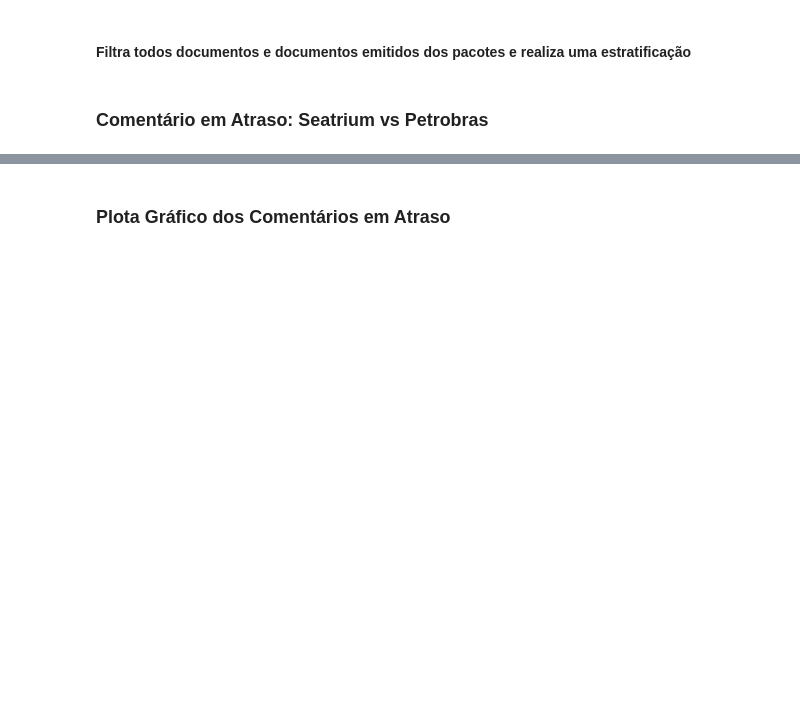
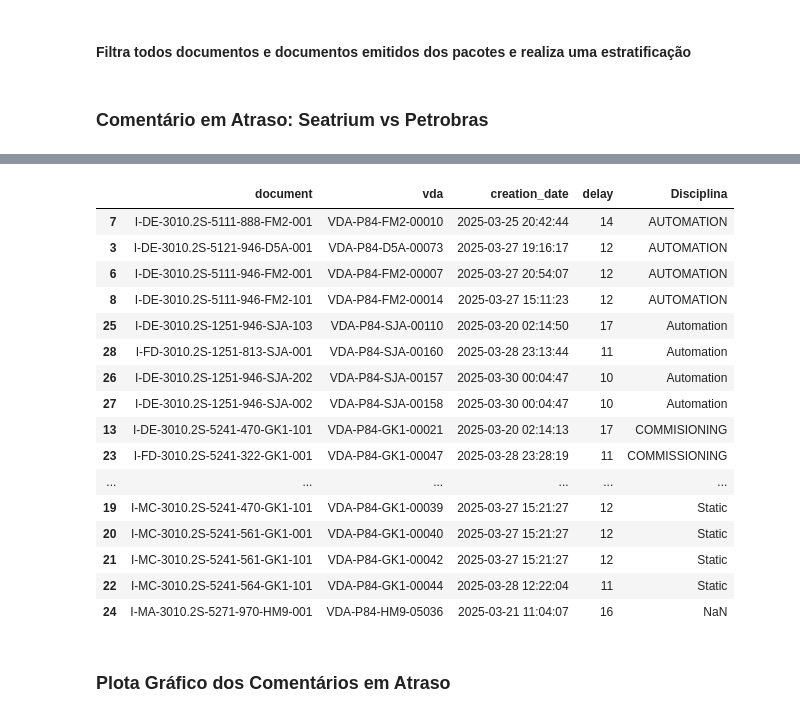
Before and after one commit to C354RPS/p84, a Jupyter notebook: controle.ipynb, the cells around one changed output, grey strips where cells are left out. Saved outputs shown, nothing was run; the diff lists cells and outputs as text; code cells hidden in the pictures; blank space fills up the shorter version.

Commit message:
Mapeia coluna Discipline no df_petrobras_delays

```diff
--- a/controle.ipynb
+++ b/controle.ipynb
@@ -854,6 +854,14 @@ def count_package_delays(pkg_row, df_delays):
             count += len(matching_docs)
     return count
 
+# Mapeia coluna Discipline no df_petrobras_delays
+# Create a mapping dictionary from df_LD
+discipline_map = df_LD.set_index('CLIENT_DOCUMENT')['Discipline'].to_dict()
+# Add new Disciplina column to df_petrobras_delays
+df_petrobras_delays['Discipline'] = df_petrobras_delays['document'].map(discipline_map)
+# Sort by Disciplina and delay
+df_petrobras_delays = df_petrobras_delays.sort_values(['Discipline', 'delay'], ascending=[True, False])
+
 # Add new columns to df_db
 df_db['Atraso_KBR'] = df_db.apply(lambda row: count_package_delays(row, df_petrobras_delays), axis=1)
 df_db['Atraso_PB'] = df_db.apply(lambda row: count_package_delays(row, df_seatrium_delays), axis=1)
@@ -888,6 +896,36 @@ display(df_db[['PKG_DESCRIPTION', 'N_DOCS', 'N_DOCS_EMITIDOS', 'N_DOCS_EM_ATRASO
 | 13 | WATER INJECTION PUMPS | 356 | 217 | 5 | 4 | 5 | 27.75 | ... |
 | 14 | FRESH WATER MAKER FOR OIL DILUTION | 0 | 0 | 0 | 0 | 0 | 0.00 | ... |
 | 15 | PRINTED CIRCUIT HEAT EXCHANGER | 0 | 0 | 0 | 0 | 0 | 0.00 | ... |
+# %%
+# Create a mapping dictionary from df_LD
+discipline_map = df_LD.set_index('CLIENT_DOCUMENT')['Discipline'].to_dict()
+
+# Add new Disciplina column to df_petrobras_delays
+df_petrobras_delays['Disciplina'] = df_petrobras_delays['document'].map(discipline_map)
+
+# Sort by Disciplina and delay
+df_petrobras_delays = df_petrobras_delays.sort_values(['Disciplina', 'delay'], ascending=[True, False])
+
+# Display the updated dataframe
+display(df_petrobras_delays)
+# %% [output]
+|  | document | vda | creation_date | delay | Disciplina |
+| 7 | I-DE-3010.2S-5111-888-FM2-001 | VDA-P84-FM2-00010 | 2025-03-25 20:42:44 | 14 | AUTOMATION |
+| 3 | I-DE-3010.2S-5121-946-D5A-001 | VDA-P84-D5A-00073 | 2025-03-27 19:16:17 | 12 | AUTOMATION |
+| 6 | I-DE-3010.2S-5111-946-FM2-001 | VDA-P84-FM2-00007 | 2025-03-27 20:54:07 | 12 | AUTOMATION |
+| 8 | I-DE-3010.2S-5111-946-FM2-101 | VDA-P84-FM2-00014 | 2025-03-27 15:11:23 | 12 | AUTOMATION |
+| 25 | I-DE-3010.2S-1251-946-SJA-103 | VDA-P84-SJA-00110 | 2025-03-20 02:14:50 | 17 | Automation |
+| 28 | I-FD-3010.2S-1251-813-SJA-001 | VDA-P84-SJA-00160 | 2025-03-28 23:13:44 | 11 | Automation |
+| 26 | I-DE-3010.2S-1251-946-SJA-202 | VDA-P84-SJA-00157 | 2025-03-30 00:04:47 | 10 | Automation |
+| 27 | I-DE-3010.2S-1251-946-SJA-002 | VDA-P84-SJA-00158 | 2025-03-30 00:04:47 | 10 | Automation |
+| 13 | I-DE-3010.2S-5241-470-GK1-101 | VDA-P84-GK1-00021 | 2025-03-20 02:14:13 | 17 | COMMISIONING |
+| 23 | I-FD-3010.2S-5241-322-GK1-001 | VDA-P84-GK1-00047 | 2025-03-28 23:28:19 | 11 | COMMISSIONING |
+| ... | ... | ... | ... | ... | ... |
+| 19 | I-MC-3010.2S-5241-470-GK1-101 | VDA-P84-GK1-00039 | 2025-03-27 15:21:27 | 12 | Static |
+| 20 | I-MC-3010.2S-5241-561-GK1-001 | VDA-P84-GK1-00040 | 2025-03-27 15:21:27 | 12 | Static |
+| 21 | I-MC-3010.2S-5241-561-GK1-101 | VDA-P84-GK1-00042 | 2025-03-27 15:21:27 | 12 | Static |
+| 22 | I-MC-3010.2S-5241-564-GK1-101 | VDA-P84-GK1-00044 | 2025-03-28 12:22:04 | 11 | Static |
+| 24 | I-MA-3010.2S-5271-970-HM9-001 | VDA-P84-HM9-05036 | 2025-03-21 11:04:07 | 16 | NaN |
 # %% [markdown]
 ### Plota Gráfico dos Comentários em Atraso
 # %%
```
